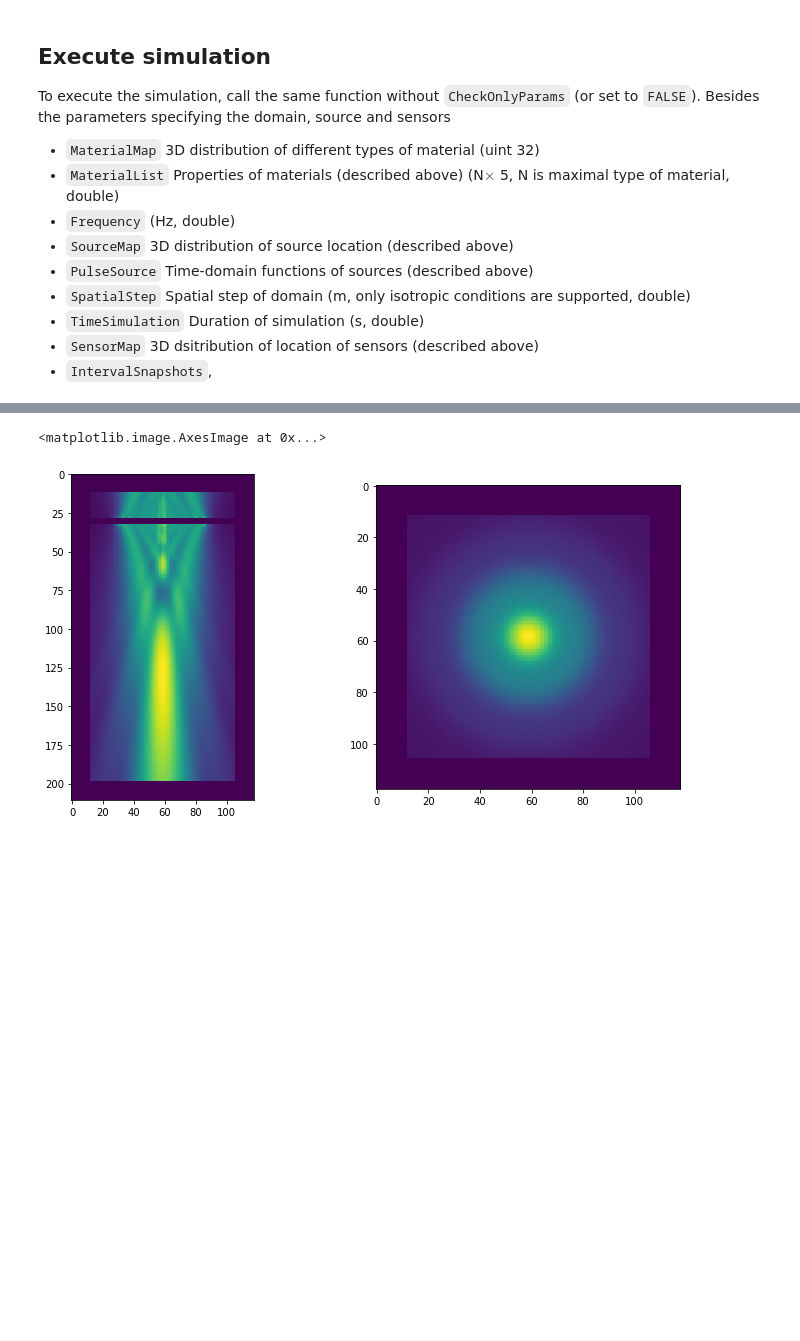
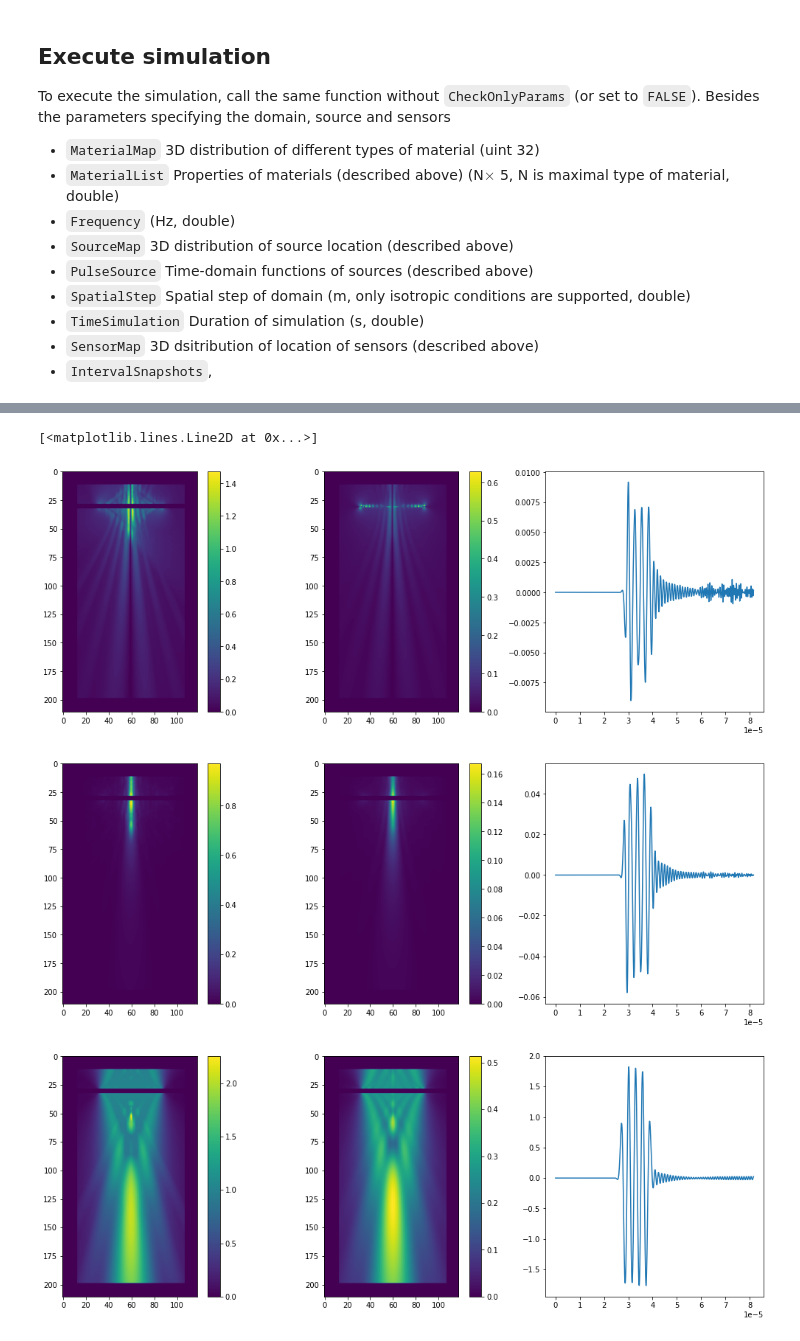
Before and after one commit to ProteusMRIgHIFU/BabelViscoFDTD, a Jupyter notebook: Example Notebooks/1 - Flat source homgenous medium.ipynb, the cells around one changed output, grey strips where cells are left out. Cells and saved outputs as stored; diff of their text form; code cells hidden in the pictures; blank space fills up the shorter version.

Commit message:
adding more flexible control to sensors

```diff
--- a/Example Notebooks/1 - Flat source homgenous medium.ipynb
+++ b/Example Notebooks/1 - Flat source homgenous medium.ipynb
@@ -245,10 +212,63 @@ Time to run low level FDTDStaggered_3D = 54.17116403579712
-# %%
-RMSValue[:,:,LocZ-2:LocZ+2]=0 # we hide the values too close to the source
-plt.figure(figsize=(12,6))
-plt.subplot(1,2,1)
-plt.imshow(RMSValue[:,int(N2/2),:].T)
-plt.subplot(1,2,2)
-plt.imshow(RMSValue[:,:,125].T)
-# %% [output]
-<matplotlib.image.AxesImage at 0x...>
-[figure, removed]
+# %%
+#To remain compatible with Matlab (whcih uses a Fortran convention for arrays, the index need to be rebuilt)
+MaxSensorPlaneVx=np.zeros((N1,N3))
+RMSSensorPlaneVx=np.zeros((N1,N3))
+MaxSensorPlaneVy=np.zeros((N1,N3))
+RMSSensorPlaneVy=np.zeros((N1,N3))
+MaxSensorPlaneVz=np.zeros((N1,N3))
+RMSSensorPlaneVz=np.zeros((N1,N3))
+for n, index in enumerate( InputParam['IndexSensorMap']):
+    k=int(index/(N1*N2))
+    j=int(index%(N1*N2))
+    i=int(j%N1)
+    j=int(j/N1)
+    assert(j==N2/2) #all way up we set the XZ plane at N2/2
+    if i==int(N1/2) and k==int(N3/2):
+        CentralPoint=n #we save this to later plot the time signal at the center
+    MaxSensorPlaneVx[i,k]=np.max(Sensor['Vx'][n,:])
+    RMSSensorPlaneVx[i,k]=np.sqrt(1./len(Sensor['Vx'][n,:])*np.sum(Sensor['Vx'][n,:]**2))
+    MaxSensorPlaneVy[i,k]=np.max(Sensor['Vy'][n,:])
+    RMSSensorPlaneVy[i,k]=np.sqrt(1./len(Sensor['Vy'][n,:])*np.sum(Sensor['Vy'][n,:]**2))
+    MaxSensorPlaneVz[i,k]=np.max(Sensor['Vz'][n,:])
+    RMSSensorPlaneVz[i,k]=np.sqrt(1./len(Sensor['Vz'][n,:])*np.sum(Sensor['Vz'][n,:]**2))
+MaxSensorPlaneVx[:,LocZ-2:LocZ+2]=0
+RMSSensorPlaneVy[:,LocZ-2:LocZ+2]=0
+MaxSensorPlaneVy[:,LocZ-2:LocZ+2]=0
+RMSSensorPlaneVy[:,LocZ-2:LocZ+2]=0
+MaxSensorPlaneVz[:,LocZ-2:LocZ+2]=0
+RMSSensorPlaneVz[:,LocZ-2:LocZ+2]=0
+
+plt.figure(figsize=(18,6))
+plt.subplot(1,3,1)
+plt.imshow(MaxSensorPlaneVx.T)
+plt.colorbar()
+plt.subplot(1,3,2)
+plt.imshow(RMSSensorPlaneVx.T)
+plt.colorbar()
+plt.subplot(1,3,3)
+plt.plot(Sensor['time'],Sensor['Vx'][CentralPoint])
+
+plt.figure(figsize=(18,6))
+plt.subplot(1,3,1)
+plt.imshow(MaxSensorPlaneVy.T)
+plt.colorbar()
+plt.subplot(1,3,2)
+plt.imshow(RMSSensorPlaneVy.T)
+plt.colorbar()
+plt.subplot(1,3,3)
+plt.plot(Sensor['time'],Sensor['Vy'][CentralPoint])
+
+plt.figure(figsize=(18,6))
+plt.subplot(1,3,1)
+plt.imshow(MaxSensorPlaneVz.T)
+plt.colorbar()
+plt.subplot(1,3,2)
+plt.imshow(RMSSensorPlaneVz.T)
+plt.colorbar()
+plt.subplot(1,3,3)
+plt.plot(Sensor['time'],Sensor['Vz'][CentralPoint])
+# %% [output]
+[<matplotlib.lines.Line2D at 0x...>]
+[figure, added]
+[figure, added]
+[figure, added]
```
Also changed, not shown: parts of 5 cells of this notebook, 8 other files.
